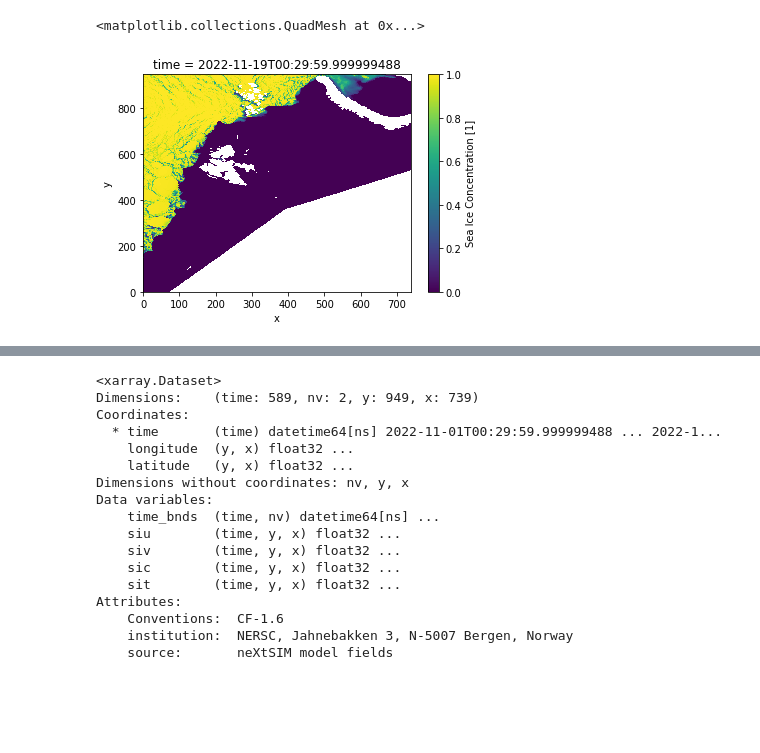
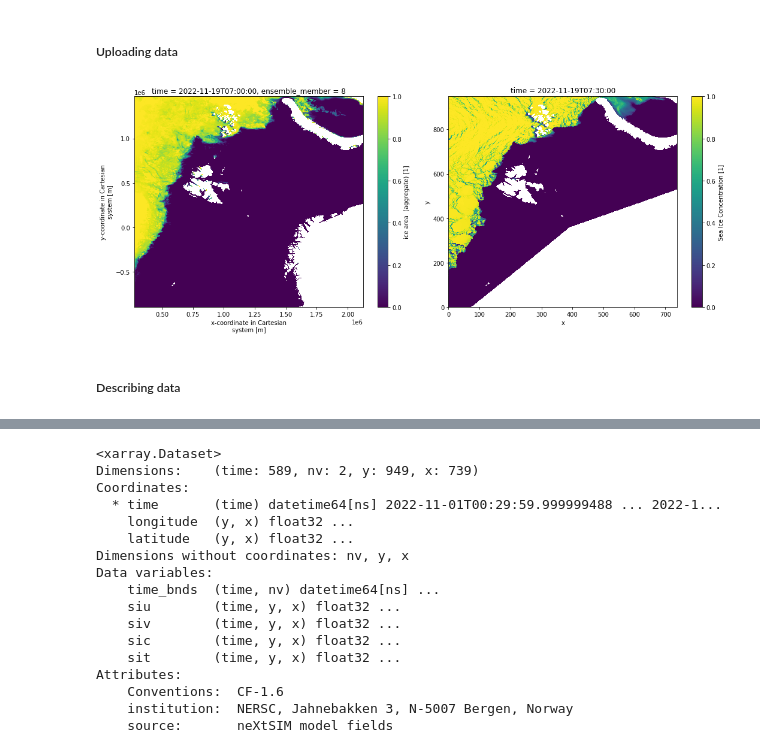
Before and after one commit to AnnaT1990/SAR_forecast_experiment, a Jupyter notebook: model_data_processing/nextsim/nextsim_model_drift_export.ipynb, the cells around one changed output, grey strips where cells are left out. Cells and saved outputs as stored; diff of their text form; code cells hidden in the pictures; blank space fills up the shorter version.

```diff
--- a/model_data_processing/nextsim/nextsim_model_drift_export.ipynb
+++ b/model_data_processing/nextsim/nextsim_model_drift_export.ipynb
@@ -55,13 +56,22 @@ with Dataset(m2name) as ds:
     n_u = ds['siu'][m_idx]
     n_v = ds['siv'][m_idx]
 '''
-# %%
-import xarray as xr
-
-# Upload Barents2.5 data starting on 2022.11.19 at O6:00
-
-data = xr.open_dataset('/home/jovyan/data/NERSC_model_data/NERSC_modelMoorings_barents.nc')
-data.sic.sel(time='2022-11-19T00').plot()
-# %% [output]
-<matplotlib.collections.QuadMesh at 0x...>
-[figure, removed]
+# %% [markdown]
+##### Uploading data
+# %%
+# Upload Barents2.5 and Neesc data for a quick look at teh concentration
+
+data_barents = xr.open_dataset("https://thredds.met.no/thredds/dodsC/fou-hi/barents_eps_eps/barents_eps_20221119T06Z.nc")
+data_nersc = xr.open_dataset('/home/jovyan/data/NERSC_model_data/NERSC_modelMoorings_barents.nc')
+
+fig, (ax1, ax2) = plt.subplots(nrows=1, ncols=2, figsize=(15, 6))
+
+data_barents.ice_concentration.sel(time='2022-11-19T07:00:00', ensemble_member=8).plot(ax=ax1)
+data_nersc.sic.sel(time='2022-11-19T07').plot(ax=ax2)
+
+plt.tight_layout()
+plt.show()
+# %% [output]
+[figure, added]
+# %% [markdown]
+##### Describing data
```
Also changed, not shown: parts of 42 cells of this notebook, 2 other files.
